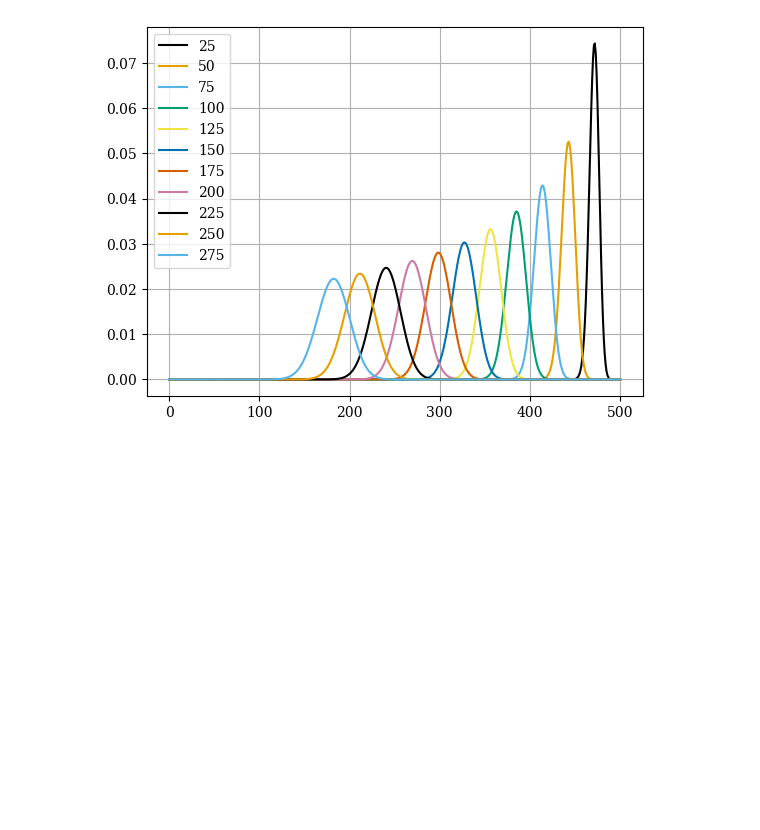
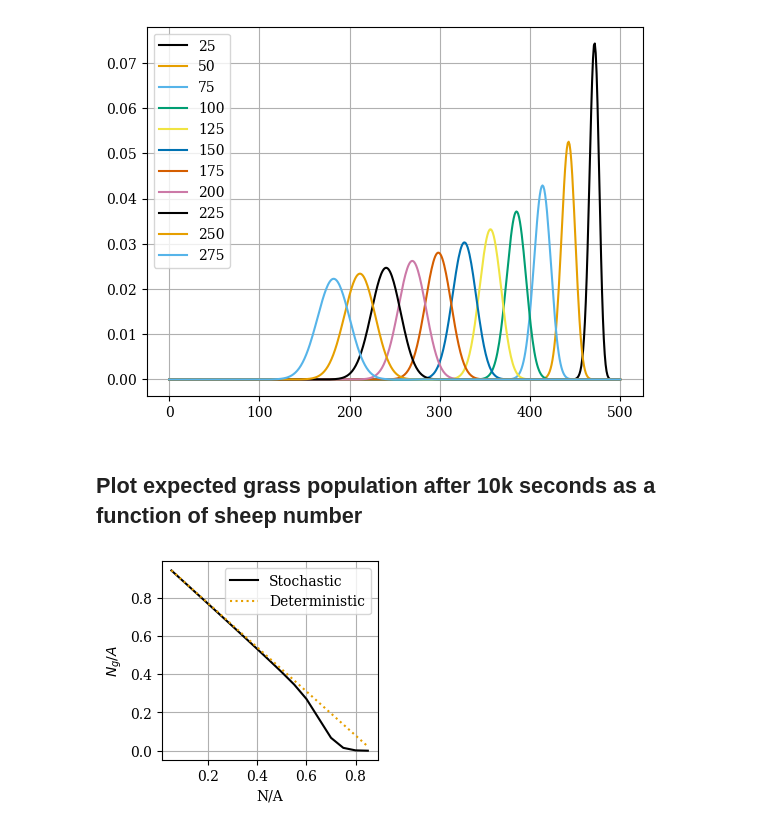
Before and after one commit to ELFREELAND/minecraft_sheep, a Jupyter notebook: stochastic/stochastic_model_kolmogorov.ipynb, the cells around one changed output. Cells and saved outputs as stored; diff of their text form; code cells hidden in the pictures; blank space fills up the shorter version.

```diff
--- a/stochastic_model_kolmogorov.ipynb
+++ b/stochastic/stochastic_model_kolmogorov.ipynb
@@ -282,3 +281,29 @@ ax.legend()
 plt.show()
 # %% [output]
 [figure]
+# %% [markdown]
+## Plot expected grass population after 10k seconds as a function of sheep number
+# %%
+N_A = np.array([int(k) for k in list(sol_max_100.keys())])/100
+
+det_N_g_100 = np.array(100 - N_A*R/K*100)/100
+
+e_10k_100 = np.array([
+    pmfE(sol_max_100[k]["y"][:,-1]) for k in list(sol_max_100.keys())
+])/100
+
+f, ax = plt.subplots(layout="constrained", figsize=(2.8, 2.5))
+
+ax.set_prop_cycle(wong_cycle)
+
+ax.plot(N_A, e_10k_100, "-", label="Stochastic")
+ax.plot(N_A, det_N_g_100, ":", label="Deterministic")
+
+ax.grid(True)
+ax.legend()
+ax.set_xlabel("N/A")
+ax.set_ylabel("$N_g/A$")
+
+plt.savefig("expected_N_g_vs_N.pdf")
+# %% [output]
+[figure, added]
```
Also changed, not shown: parts of 2 cells of this notebook, 17 other files.
